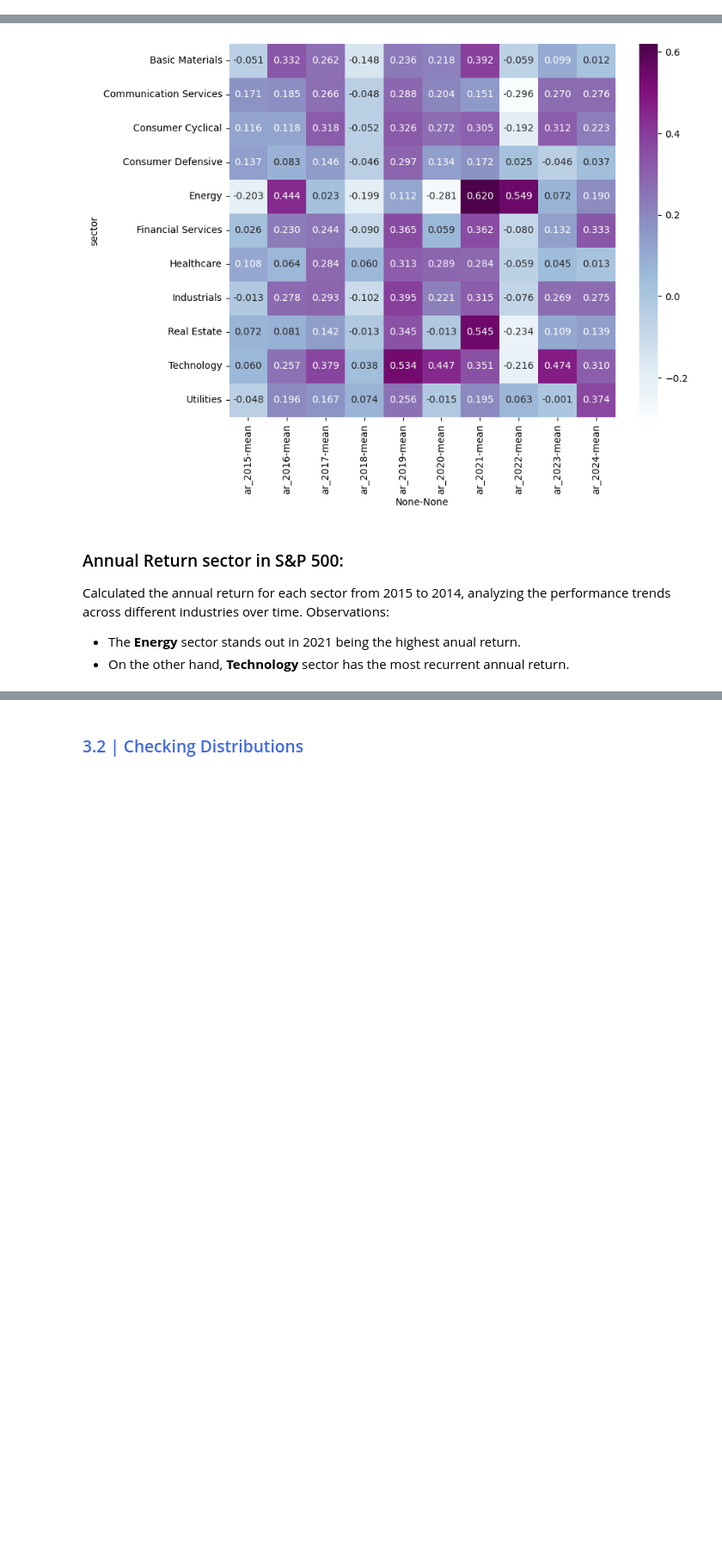
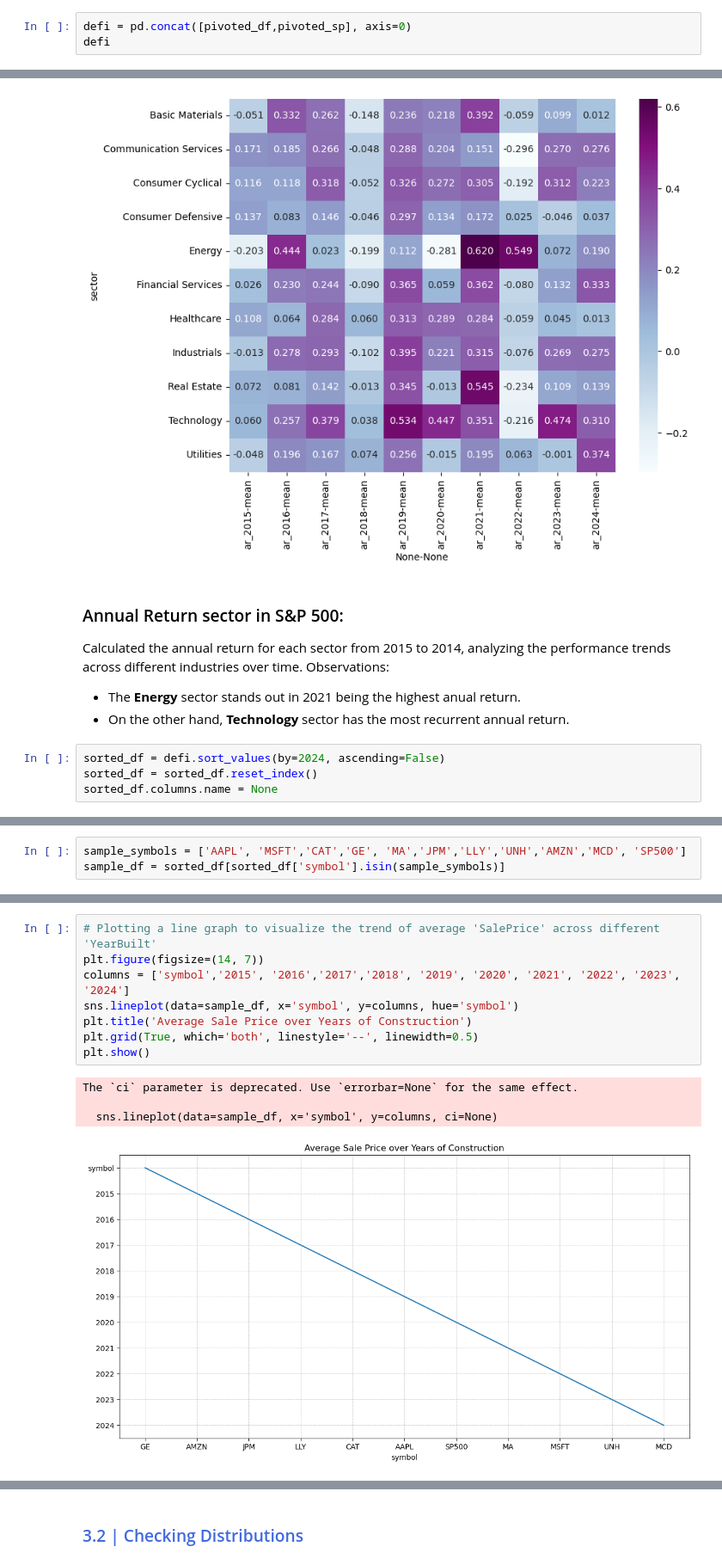
Before and after one commit to marsalmorera/stock-analysis, a Jupyter notebook: stock-analysis.ipynb, the cells around one changed output, grey strips where cells are left out. Shown at 86% size. Drawn from its saved outputs; the diff is of its cells as text; blank space fills up the shorter version.

```diff
--- a/stock-analysis.ipynb
+++ b/stock-analysis.ipynb
@@ -345,0 +342,3 @@ pivoted_sp
+# %%
+defi = pd.concat([pivoted_df,pivoted_sp], axis=0)
+defi
@@ -584,3 +598,7 @@ Observations:
 
 - The **Energy** sector stands out in 2021 being the highest anual return.
 - On the other hand, **Technology** sector has the most recurrent annual return.
+# %%
+sorted_df = defi.sort_values(by=2024, ascending=False)
+sorted_df = sorted_df.reset_index()
+sorted_df.columns.name = None
@@ -586,0 +626,3 @@ Observations:
+# %%
+sample_symbols = ['AAPL', 'MSFT','CAT','GE', 'MA','JPM','LLY','UNH','AMZN','MCD', 'SP500']
+sample_df = sorted_df[sorted_df['symbol'].isin(sample_symbols)]
@@ -586,0 +644,13 @@ Observations:
+# %%
+# Plotting a line graph to visualize the trend of average 'SalePrice' across different 'YearBuilt'
+plt.figure(figsize=(14, 7))
+columns = ['symbol','2015', '2016','2017','2018', '2019', '2020', '2021', '2022', '2023', '2024']
+sns.lineplot(data=sample_df, x='symbol', y=columns, hue='symbol')
+plt.title('Average Sale Price over Years of Construction')
+plt.grid(True, which='both', linestyle='--', linewidth=0.5)
+plt.show()
+# %% [output]
+The `ci` parameter is deprecated. Use `errorbar=None` for the same effect.
+
+  sns.lineplot(data=sample_df, x='symbol', y=columns, ci=None)
+[figure, added]
```
Also changed, not shown: parts of 25 cells of this notebook, 1 other file.
